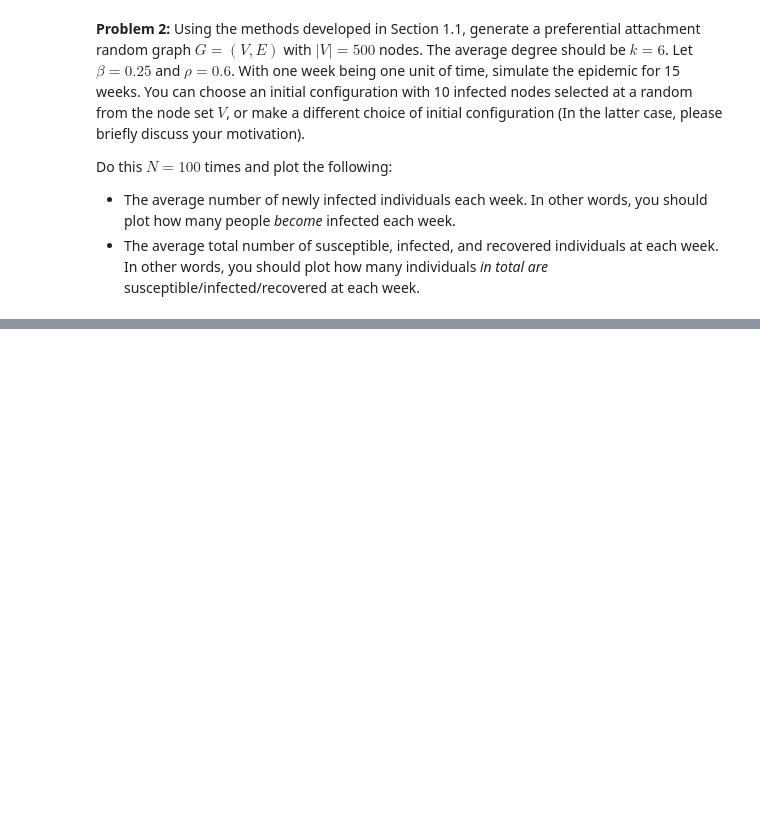
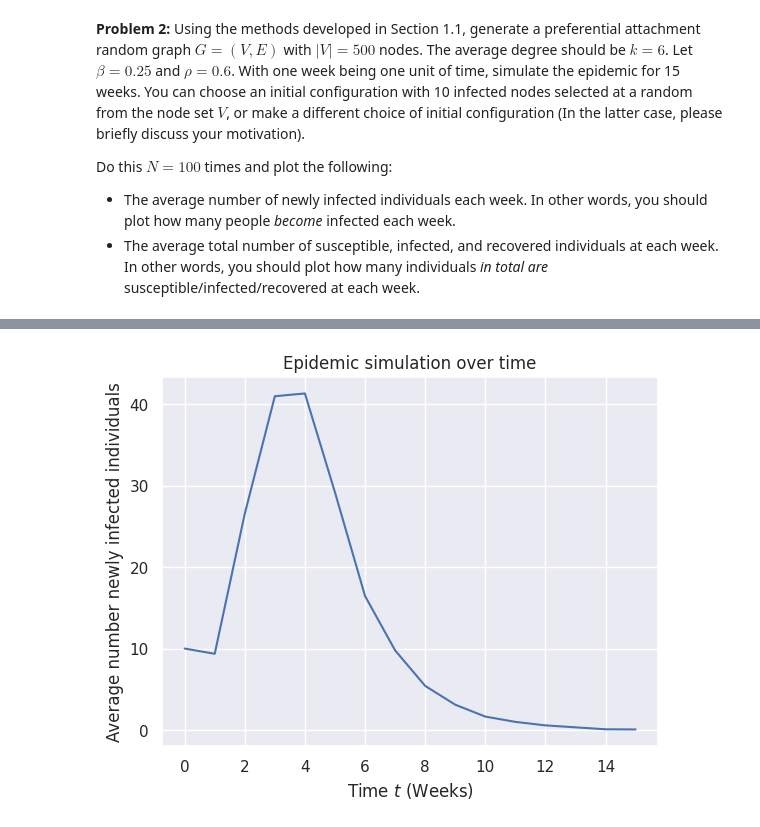
Before and after one commit to MateoRivera/network-dynamics, a Jupyter notebook: H3/Assignment 3.ipynb, the cells around one changed output, grey strips where cells are left out. Saved outputs shown, nothing was run; the diff lists cells and outputs as text; code cells hidden in the pictures; blank space fills up the shorter version.

```diff
--- a/H3/Assignment 3.ipynb
+++ b/H3/Assignment 3.ipynb
@@ -387,0 +486,20 @@ plt.show()
+# %%
+# Generate graph
+G = preferential_attachment_graph(n, k)
+
+
+# Set initial state for nodes
+for node in initial_infected_nodes:
+    G.nodes[node]['state'] = 'I'
+    G.nodes[node]['vaccinated'] = 0 #At week 0 nobody is vaccinated
+
+for node in G.nodes():
+    if node not in initial_infected_nodes:
+        G.nodes[node]['state'] = 'S'  # Default state for non-infected nodes
+    G.nodes[node]['vaccinated'] = 0 #At week 0 nobody is vaccinated
+
+# Run simulations
+S = Simulations(G, beta, rho, time_limit = week_to_simulate, n_simulations=n_simulations)
+
+# Calculate the average number of new infected nodes
+average_new_nodes_infected = np.mean([simulation[1] for simulation in S], axis=0)
@@ -387,0 +508,10 @@ plt.show()
+# %%
+# Plotting average number of newly infected individuals each week.
+simplified_plot(average_new_nodes_infected,
+                title="Epidemic simulation over time",
+                xlabel='Time $t$ (Weeks)',
+                ylabel='Average number newly infected individuals'
+                )
+plt.show()
+# %% [output]
+[figure, added]
```
Also changed, not shown: parts of 14 cells of this notebook.
